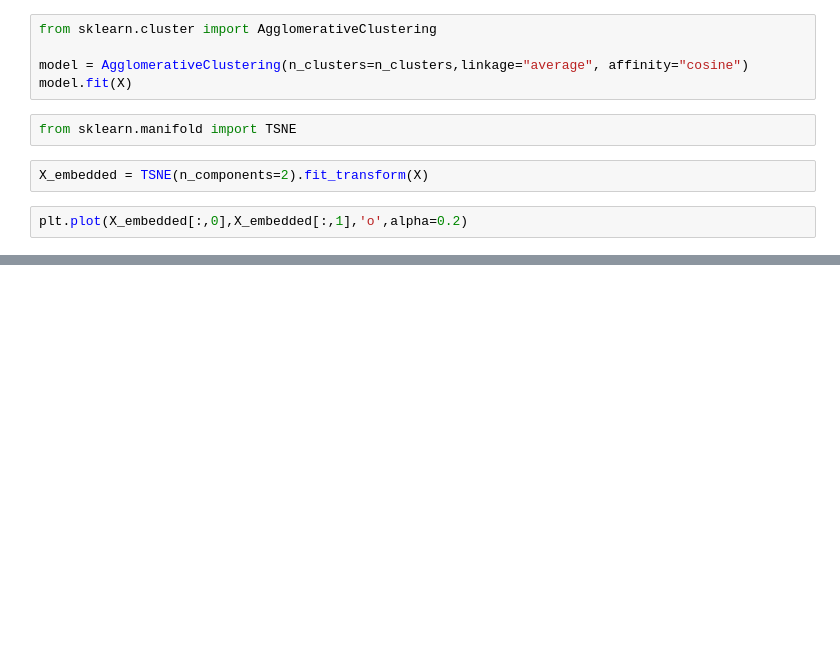
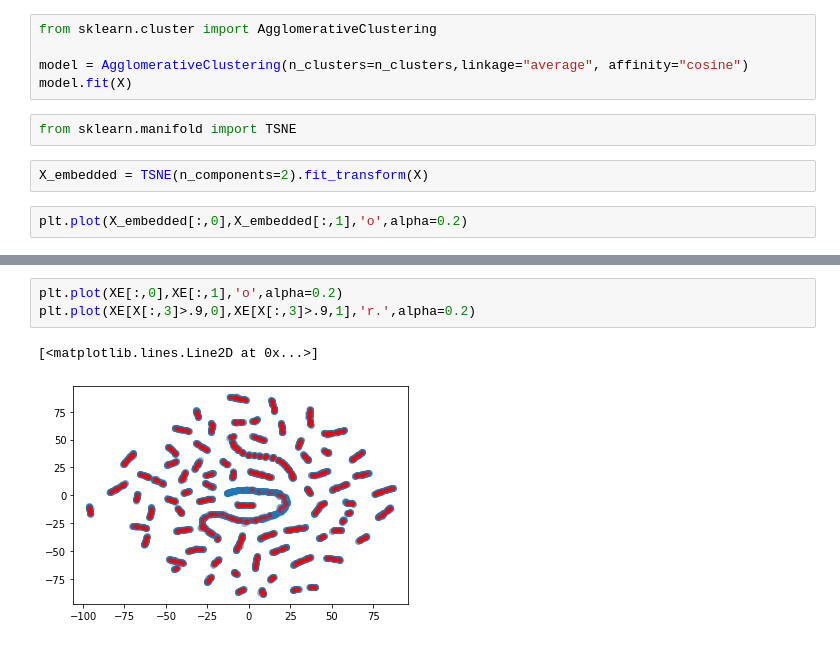
Before and after one commit to marco-bellini/Starbucks_capstone, a Jupyter notebook: 06_lightfm.ipynb, the cells around one changed output, grey strips where cells are left out. Drawn from its saved outputs; the diff is of its cells as text; blank space fills up the shorter version.

```diff
--- a/06_lightfm.ipynb
+++ b/06_lightfm.ipynb
@@ -871,0 +928,6 @@ plt.plot(X_embedded[:,0],X_embedded[:,1],'o',alpha=0.2)
+# %%
+plt.plot(XE[:,0],XE[:,1],'o',alpha=0.2)
+plt.plot(XE[X[:,3]>.9,0],XE[X[:,3]>.9,1],'r.',alpha=0.2)
+# %% [output]
+[<matplotlib.lines.Line2D at 0x...>]
+[figure, added]
```
Also changed, not shown: parts of 15 cells of this notebook.
